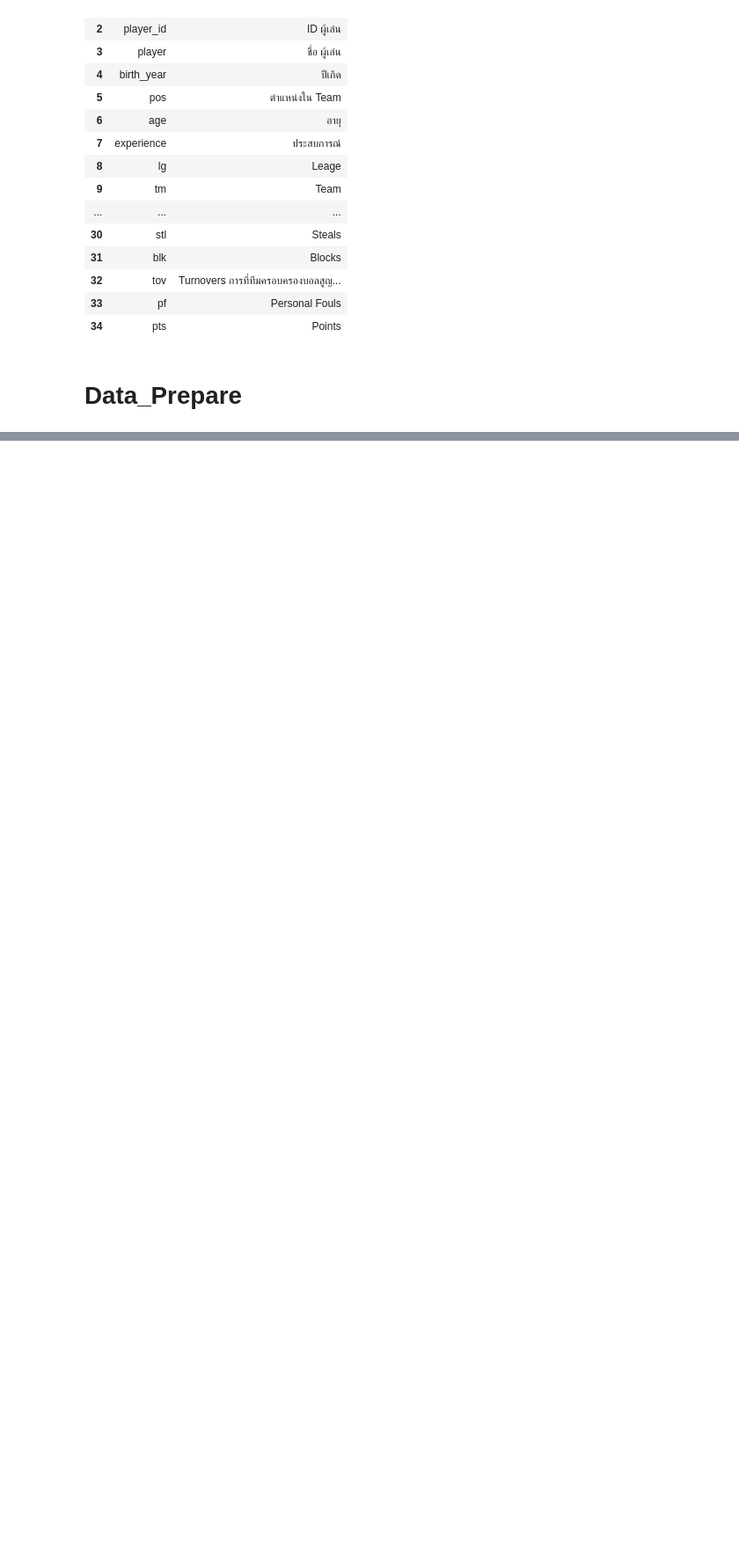
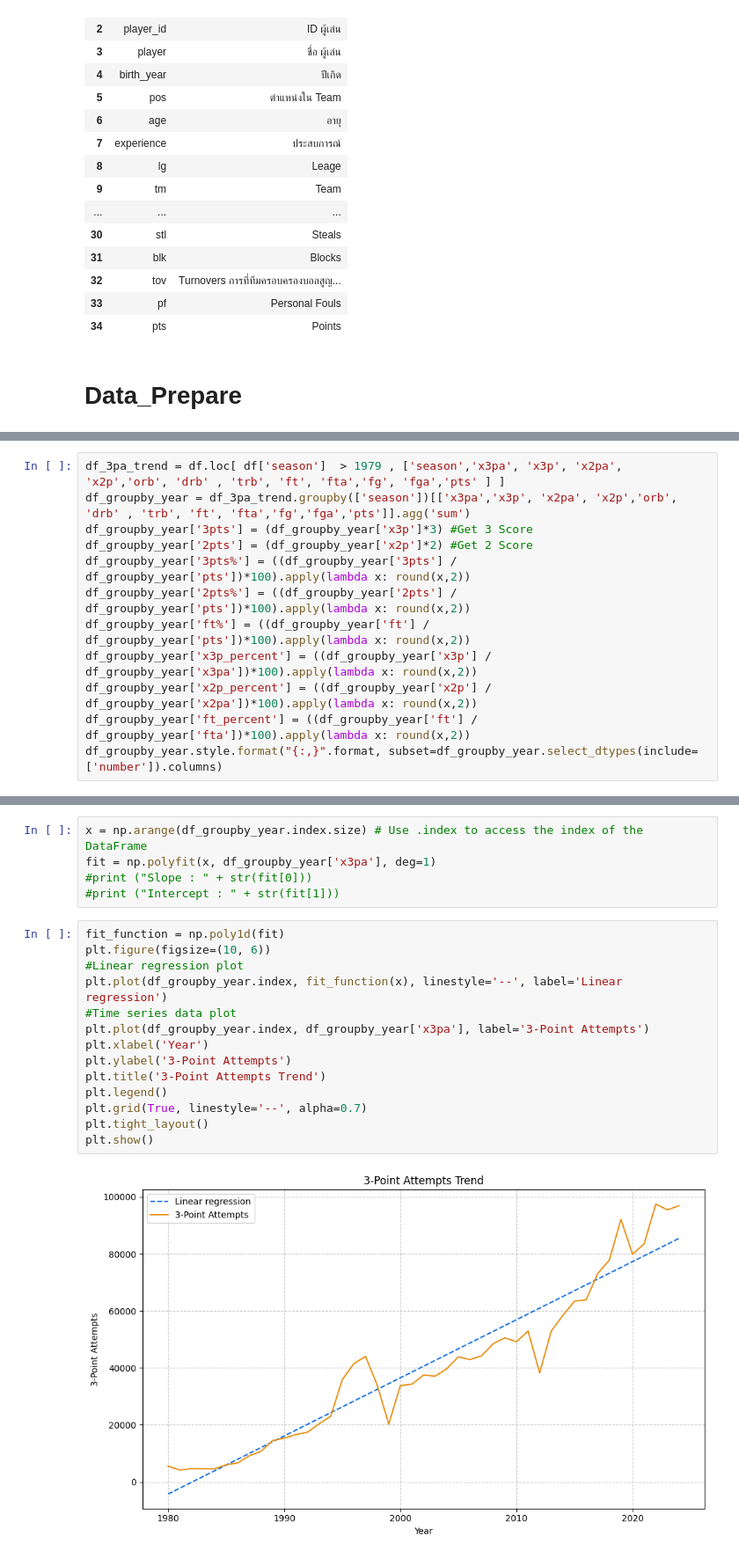
Before and after one commit to NuTTaoo/NBA_Stat, a Jupyter notebook: NBA_Stat.ipynb, the cells around one changed output, grey strips where cells are left out. Shown at 88% size. Drawn from its saved outputs; the diff is of its cells as text; blank space fills up the shorter version.

```diff
--- a/NBA_Stat.ipynb
+++ b/NBA_Stat.ipynb
@@ -93,0 +85,12 @@ memory usage: 8.5+ MB
+# %%
+df_3pa_trend = df.loc[ df['season']  > 1979 , ['season','x3pa', 'x3p', 'x2pa', 'x2p','orb', 'drb' , 'trb', 'ft', 'fta','fg', 'fga','pts' ] ]
+df_groupby_year = df_3pa_trend.groupby(['season'])[['x3pa','x3p', 'x2pa', 'x2p','orb', 'drb' , 'trb', 'ft', 'fta','fg','fga','pts']].agg('sum')
+df_groupby_year['3pts'] = (df_groupby_year['x3p']*3) #Get 3 Score
+df_groupby_year['2pts'] = (df_groupby_year['x2p']*2) #Get 2 Score
+df_groupby_year['3pts%'] = ((df_groupby_year['3pts'] / df_groupby_year['pts'])*100).apply(lambda x: round(x,2))
+df_groupby_year['2pts%'] = ((df_groupby_year['2pts'] / df_groupby_year['pts'])*100).apply(lambda x: round(x,2))
+df_groupby_year['ft%'] = ((df_groupby_year['ft'] / df_groupby_year['pts'])*100).apply(lambda x: round(x,2))
+df_groupby_year['x3p_percent'] = ((df_groupby_year['x3p'] / df_groupby_year['x3pa'])*100).apply(lambda x: round(x,2))
+df_groupby_year['x2p_percent'] = ((df_groupby_year['x2p'] / df_groupby_year['x2pa'])*100).apply(lambda x: round(x,2))
+df_groupby_year['ft_percent'] = ((df_groupby_year['ft'] / df_groupby_year['fta'])*100).apply(lambda x: round(x,2))
+df_groupby_year.style.format("{:,}".format, subset=df_groupby_year.select_dtypes(include=['number']).columns)
@@ -93,0 +124,21 @@ memory usage: 8.5+ MB
+# %%
+x = np.arange(df_groupby_year.index.size) # Use .index to access the index of the DataFrame
+fit = np.polyfit(x, df_groupby_year['x3pa'], deg=1)
+#print ("Slope : " + str(fit[0]))
+#print ("Intercept : " + str(fit[1]))
+# %%
+fit_function = np.poly1d(fit)
+plt.figure(figsize=(10, 6))
+#Linear regression plot
+plt.plot(df_groupby_year.index, fit_function(x), linestyle='--', label='Linear regression')
+#Time series data plot
+plt.plot(df_groupby_year.index, df_groupby_year['x3pa'], label='3-Point Attempts')
+plt.xlabel('Year')
+plt.ylabel('3-Point Attempts')
+plt.title('3-Point Attempts Trend')
+plt.legend()
+plt.grid(True, linestyle='--', alpha=0.7)
+plt.tight_layout()
+plt.show()
+# %% [output]
+[figure, added]
```
Also changed, not shown: parts of 27 cells of this notebook.
